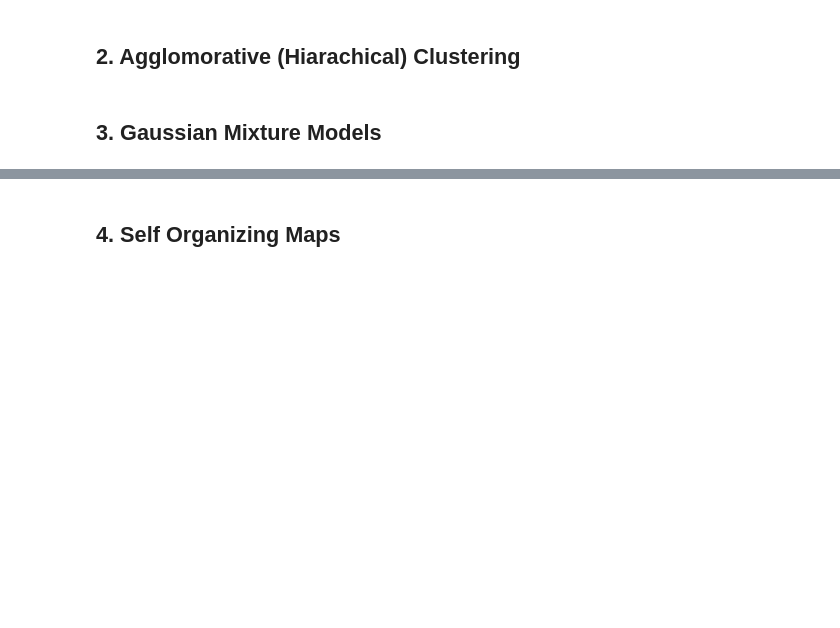
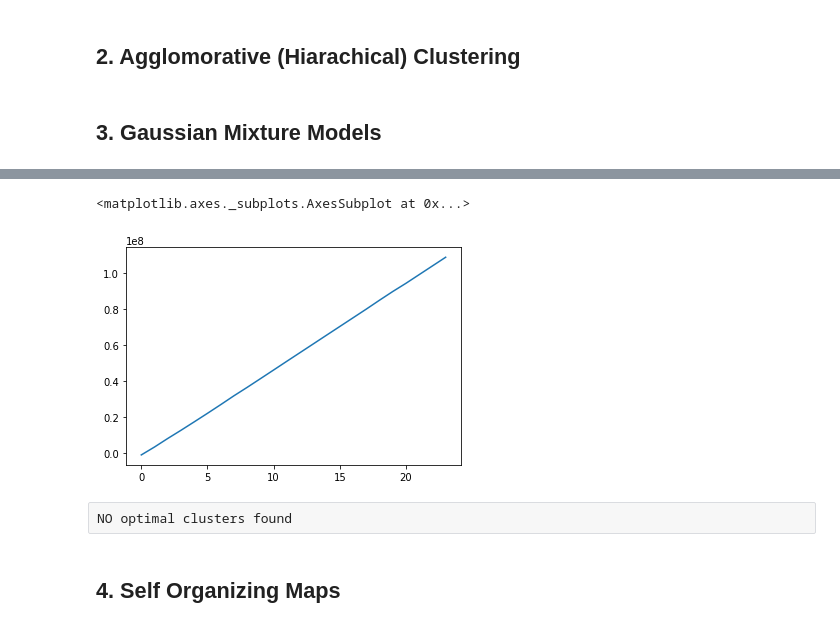
Before and after one commit to ThuwarakeshM/Stock-Clusters, a Jupyter notebook: Untitled.ipynb, the cells around one changed output, grey strips where cells are left out. Saved outputs shown, nothing was run; the diff lists cells and outputs as text; code cells hidden in the pictures; blank space fills up the shorter version.

```diff
--- a/Untitled.ipynb
+++ b/Untitled.ipynb
@@ -158,8 +179,14 @@ pd.DataFrame(l)[1].plot()
 # %%
 l = []
 for i in range(1,25):
     l.append(clust(df.T, i, 'full')) # 'spherical', 'diag', 'tied', 'full'
+l_full = l
 
 pd.DataFrame(l)[1].plot()
+# %% [output]
+<matplotlib.axes._subplots.AxesSubplot at 0x...>
+[figure, added]
+# %% [raw]
+NO optimal clusters found
 # %%
 labels_gmm_diag_5 = clust(df.T, 5, 'diag')[0]
```
Also changed, not shown: parts of 13 cells of this notebook, 1 other file.
